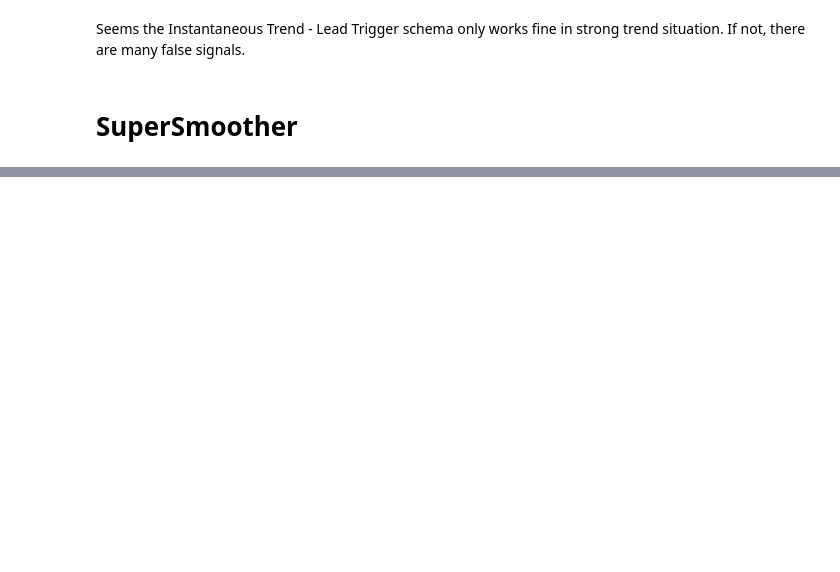
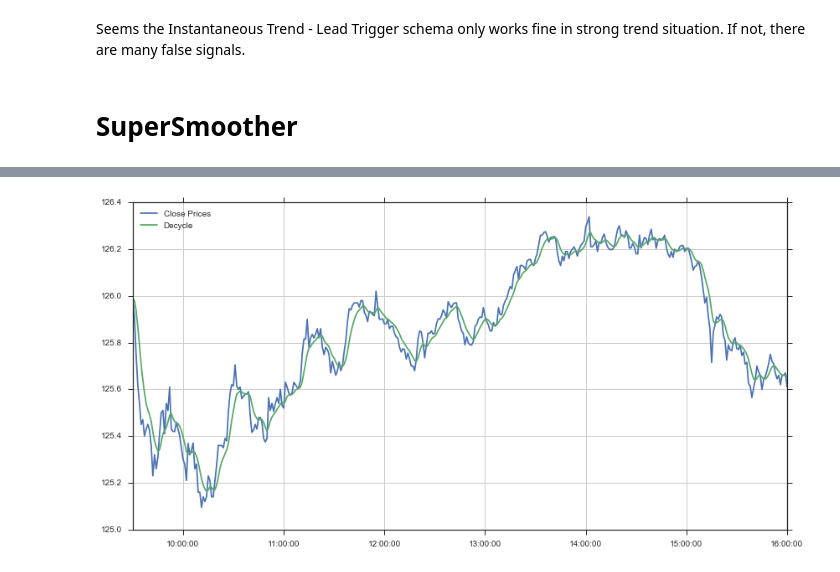
Before and after one commit to Jay-Jay-D/cybernetics_lectures, a Jupyter notebook: Testing_tools.ipynb, the cells around one changed output, grey strips where cells are left out. Cells and saved outputs as stored; diff of their text form; code cells hidden in the pictures; blank space fills up the shorter version.

```diff
--- a/Testing_tools.ipynb
+++ b/Testing_tools.ipynb
@@ -84,0 +147,19 @@ Seems the Instantaneous Trend - Lead Trigger schema only works fine in strong tr
+# %%
+cutoff = 20 # cut of frequency for the high pass filter
+
+Decycle = np.zeros(len(aapl))
+Decycle[:1] = aapl[:1]
+
+alpha = (np.cos(2 * pi / cutoff) + np.sin(2 * pi / cutoff) - 1) / np.cos(2 * pi / cutoff)
+
+for n in range(1, len(aapl)):
+    Decycle[n] = (alpha / 2) * (aapl[n] + aapl[n-1]) + (1 - alpha) * Decycle[n-1]
+# %%
+# Plotting
+t = data.index
+plt.plot(t, data.CLOSE.as_matrix(), label='Close Prices')
+plt.plot(t, Decycle, label='Decycle')
+plt.legend(loc='upper left')
+plt.grid()
+# %% [output]
+[figure, added]
```
Also changed, not shown: parts of 6 cells of this notebook.
